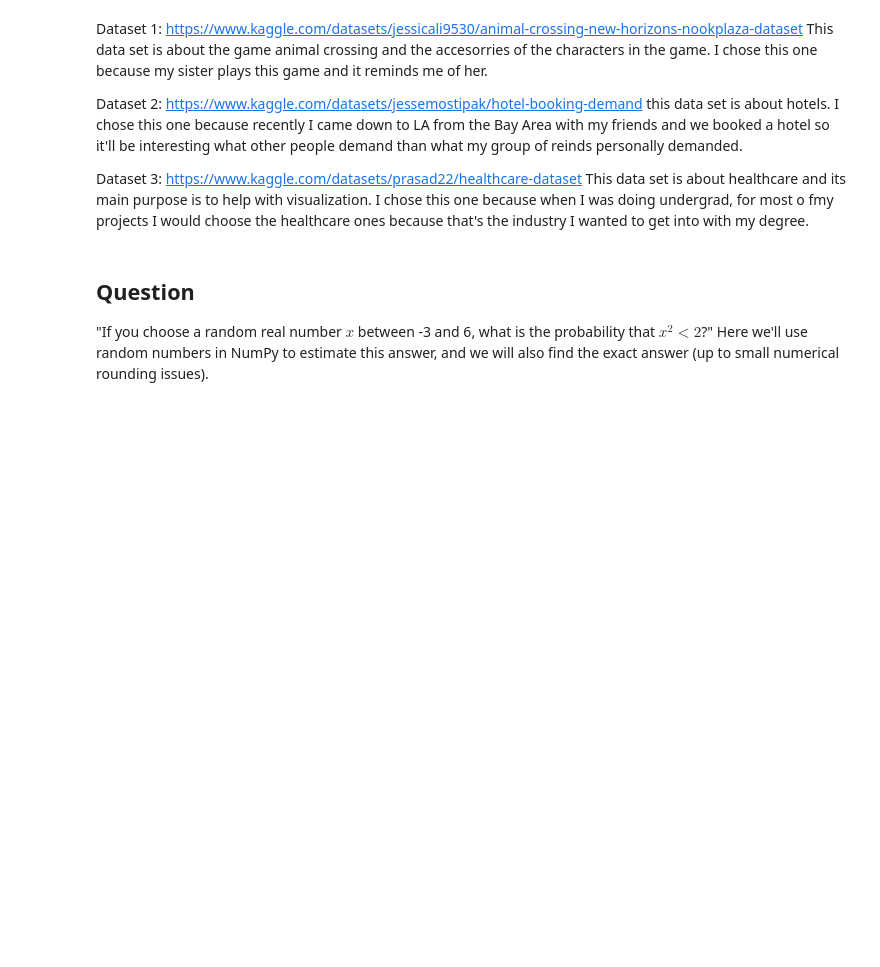
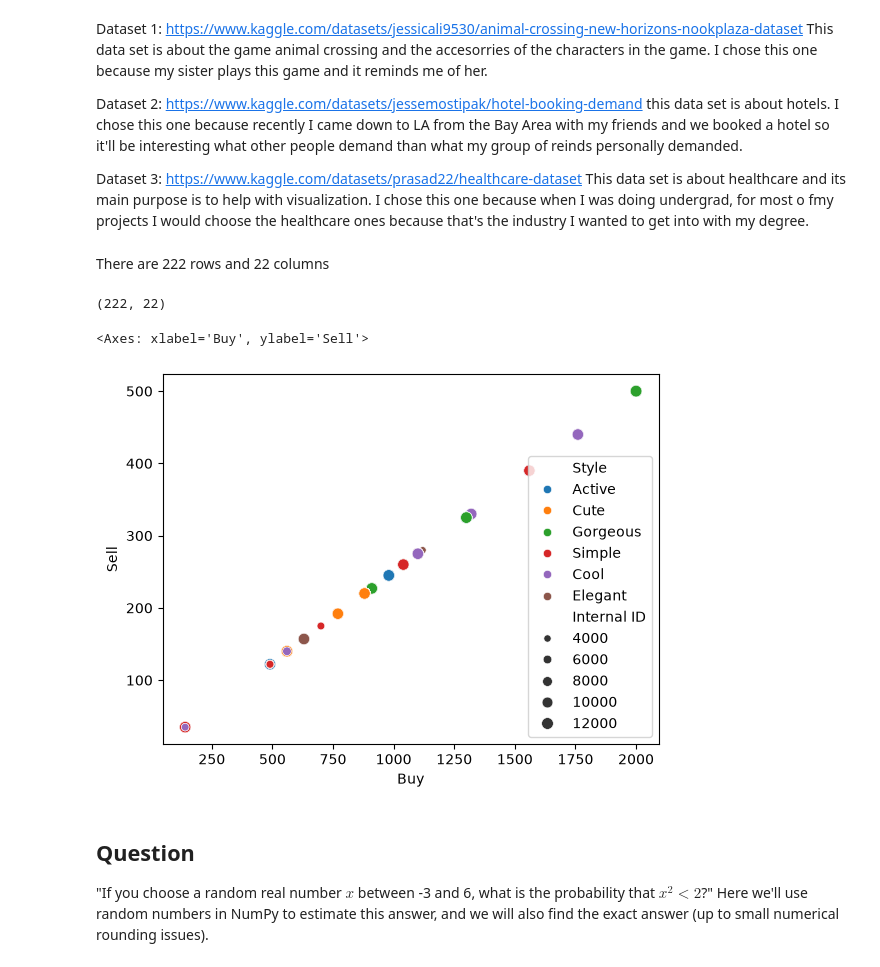
Before and after one commit to yeungme-ops/Homework2, a Jupyter notebook: Homework2.ipynb, the cells around one changed output. Cells and saved outputs as stored; diff of their text form; code cells hidden in the pictures; blank space fills up the shorter version.

```diff
--- a/Homework2.ipynb
+++ b/Homework2.ipynb
@@ -16,6 +16,24 @@ this data set is about hotels. I chose this one because recently I came down to
 
 Dataset 3: https://www.kaggle.com/datasets/prasad22/healthcare-dataset
 This data set is about healthcare and its main purpose is to help with visualization. I chose this one because when I was doing undergrad, for most o fmy projects I would choose the healthcare ones because that's the industry I wanted to get into with my degree.
+# %%
+import pandas as pd
+
+df = pd.read_csv("/workspaces/Homework2/accessories.csv")
+# %% [markdown]
+There are 222 rows and 22 columns
+# %%
+df.shape
+# %% [output]
+(222, 22)
+# %%
+import seaborn as sns
+df["Buy"] = pd.to_numeric(df["Buy"], errors="coerce")
+sns.scatterplot(x = "Buy", y = "Sell", hue = "Style",
+                size = "Internal ID", data = df)
+# %% [output]
+<Axes: xlabel='Buy', ylabel='Sell'>
+[figure, added]
 # %% [markdown]
 ## Question
 
```
Also changed, not shown: parts of 7 cells of this notebook.
